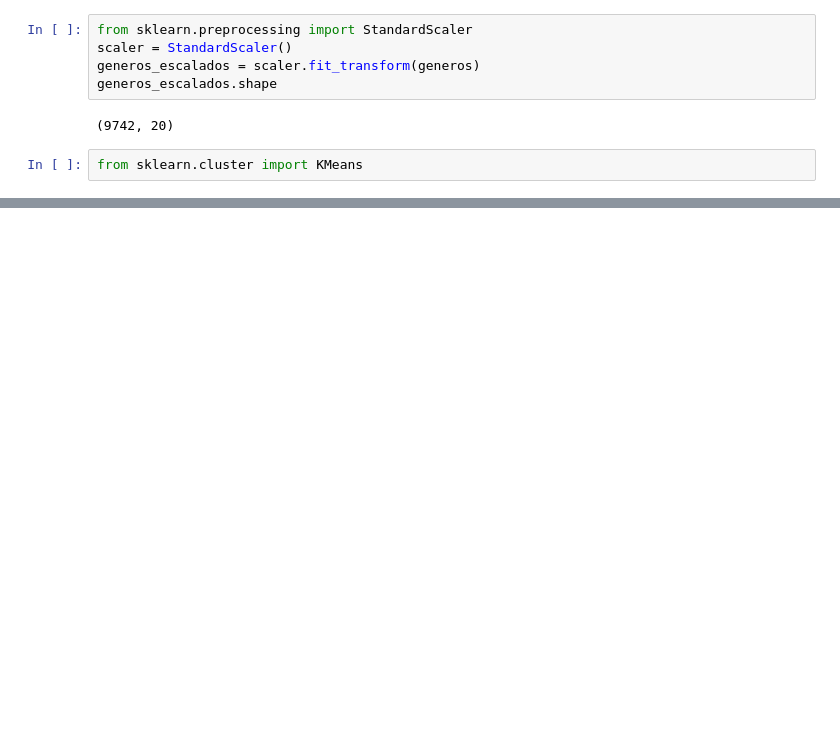
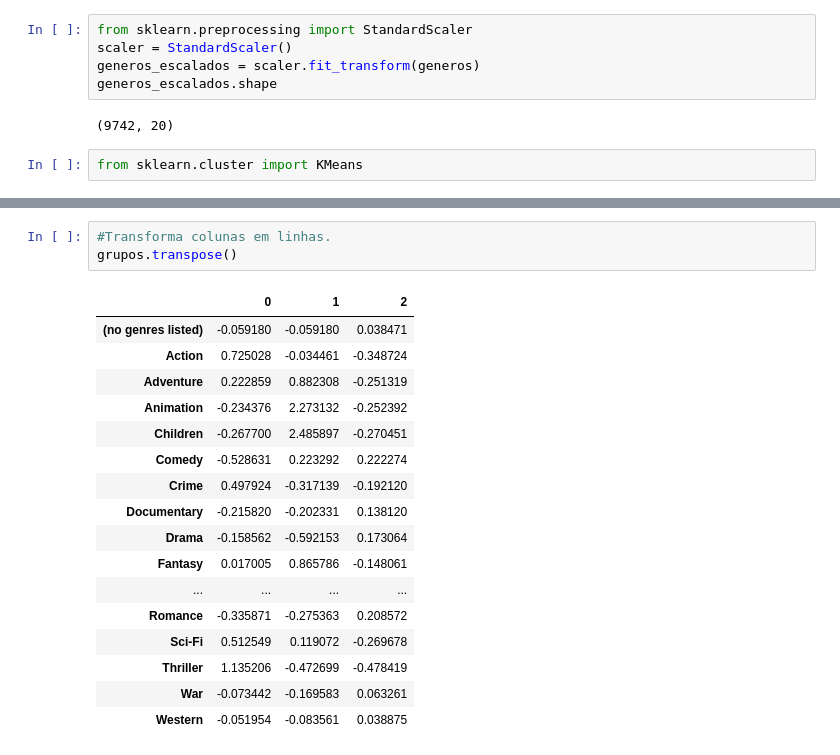
Before and after one commit to marcioshochi/data-scientist-trainning, a Jupyter notebook: treinamentoMachineLearning.ipynb, the cells around one changed output, grey strips where cells are left out. Cells and saved outputs as stored; diff of their text form; blank space fills up the shorter version.

```diff
--- a/treinamentoMachineLearning.ipynb
+++ b/treinamentoMachineLearning.ipynb
@@ -66,0 +99,21 @@ grupos [0 0 1 ... 1 0 1]
+# %%
+#Transforma colunas em linhas.
+grupos.transpose()
+# %% [output]
+|  | 0 | 1 | 2 |
+| (no genres listed) | -0.059180 | -0.059180 | 0.038471 |
+| Action | 0.725028 | -0.034461 | -0.348724 |
+| Adventure | 0.222859 | 0.882308 | -0.251319 |
+| Animation | -0.234376 | 2.273132 | -0.252392 |
+| Children | -0.267700 | 2.485897 | -0.270451 |
+| Comedy | -0.528631 | 0.223292 | 0.222274 |
+| Crime | 0.497924 | -0.317139 | -0.192120 |
+| Documentary | -0.215820 | -0.202331 | 0.138120 |
+| Drama | -0.158562 | -0.592153 | 0.173064 |
+| Fantasy | 0.017005 | 0.865786 | -0.148061 |
+| ... | ... | ... | ... |
+| Romance | -0.335871 | -0.275363 | 0.208572 |
+| Sci-Fi | 0.512549 | 0.119072 | -0.269678 |
+| Thriller | 1.135206 | -0.472699 | -0.478419 |
+| War | -0.073442 | -0.169583 | 0.063261 |
+| Western | -0.051954 | -0.083561 | 0.038875 |
```
Also changed, not shown: parts of 9 cells of this notebook.
